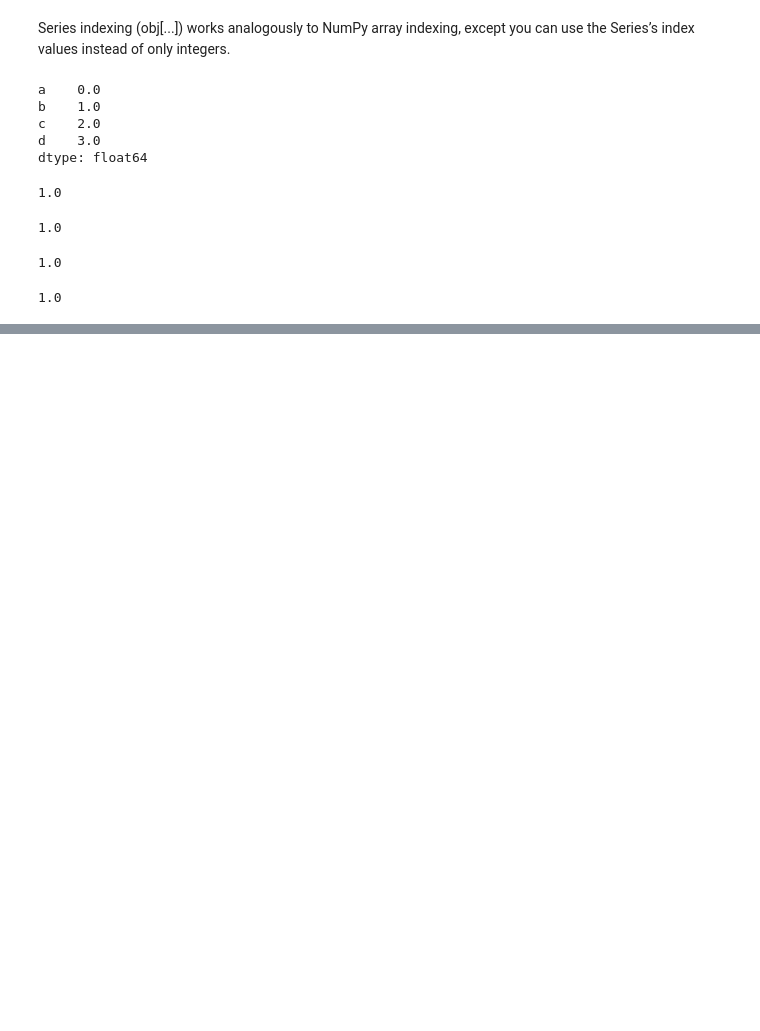
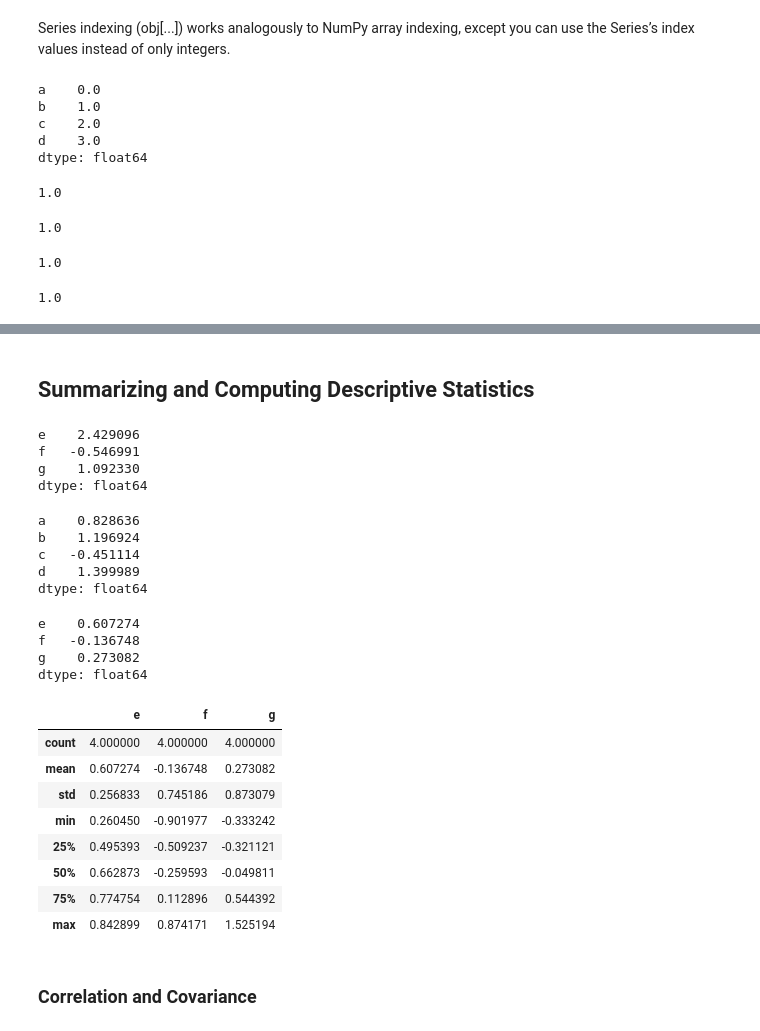
Before and after one commit to reetawwsum/Jupyter-Notebooks, a Jupyter notebook: Python for Data Analysis.ipynb, the cells around one changed output, grey strips where cells are left out. Saved outputs shown, nothing was run; the diff lists cells and outputs as text; code cells hidden in the pictures; blank space fills up the shorter version.

```diff
--- a/Python for Data Analysis.ipynb
+++ b/Python for Data Analysis.ipynb
@@ -872,0 +974,40 @@ obj.iloc[1]
+# %% [markdown]
+## Summarizing and Computing Descriptive Statistics
+# %%
+df = DataFrame(np.random.randn(4, 3), index=list("abcd"), columns=list("efg"))
+# %%
+df.sum()
+# %% [output]
+e    2.429096
+f   -0.546991
+g    1.092330
+dtype: float64
+# %%
+df.sum(axis=1)
+# %% [output]
+a    0.828636
+b    1.196924
+c   -0.451114
+d    1.399989
+dtype: float64
+# %%
+df.mean()
+# %% [output]
+e    0.607274
+f   -0.136748
+g    0.273082
+dtype: float64
+# %%
+df.describe()
+# %% [output]
+|  | e | f | g |
+| count | 4.000000 | 4.000000 | 4.000000 |
+| mean | 0.607274 | -0.136748 | 0.273082 |
+| std | 0.256833 | 0.745186 | 0.873079 |
+| min | 0.260450 | -0.901977 | -0.333242 |
+| 25% | 0.495393 | -0.509237 | -0.321121 |
+| 50% | 0.662873 | -0.259593 | -0.049811 |
+| 75% | 0.774754 | 0.112896 | 0.544392 |
+| max | 0.842899 | 0.874171 | 1.525194 |
+# %% [markdown]
+### Correlation and Covariance
```
Also changed, not shown: parts of 60 cells of this notebook.
